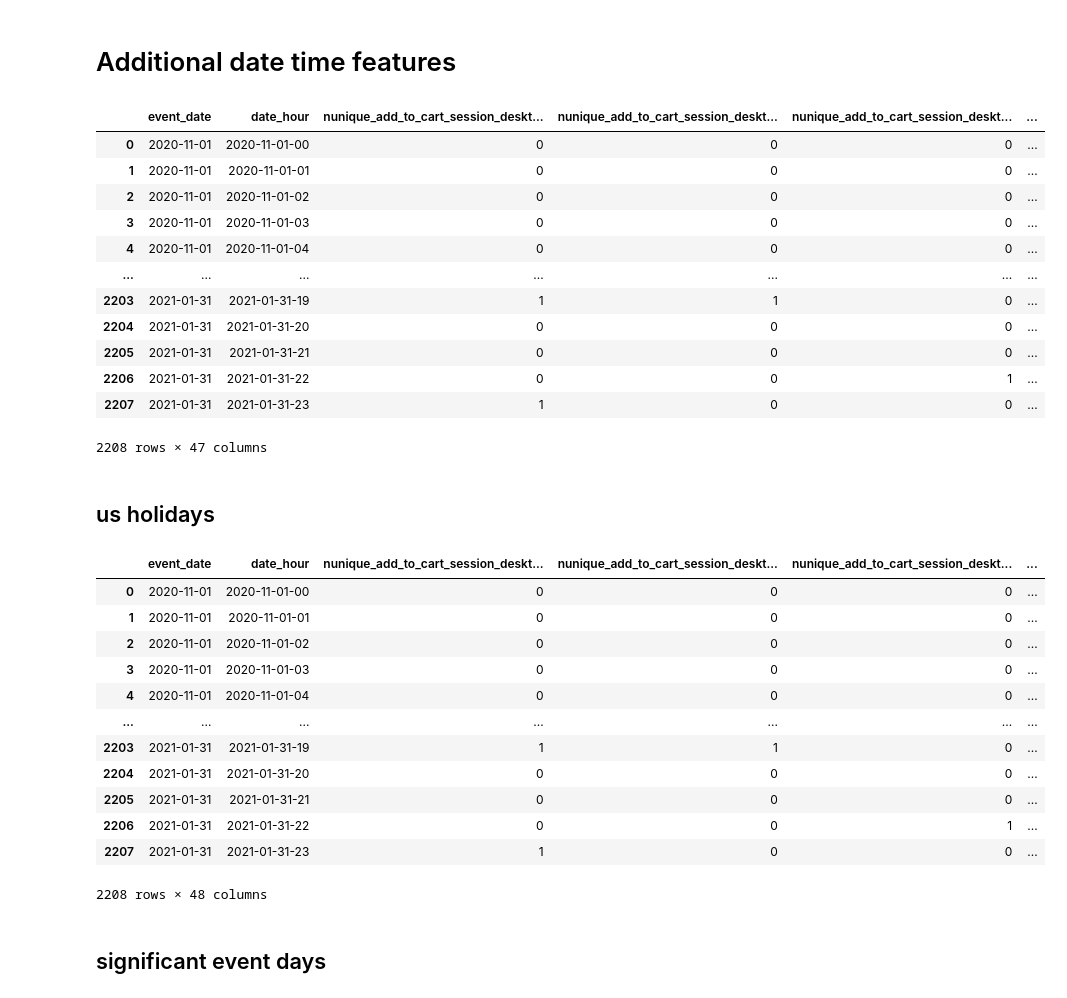
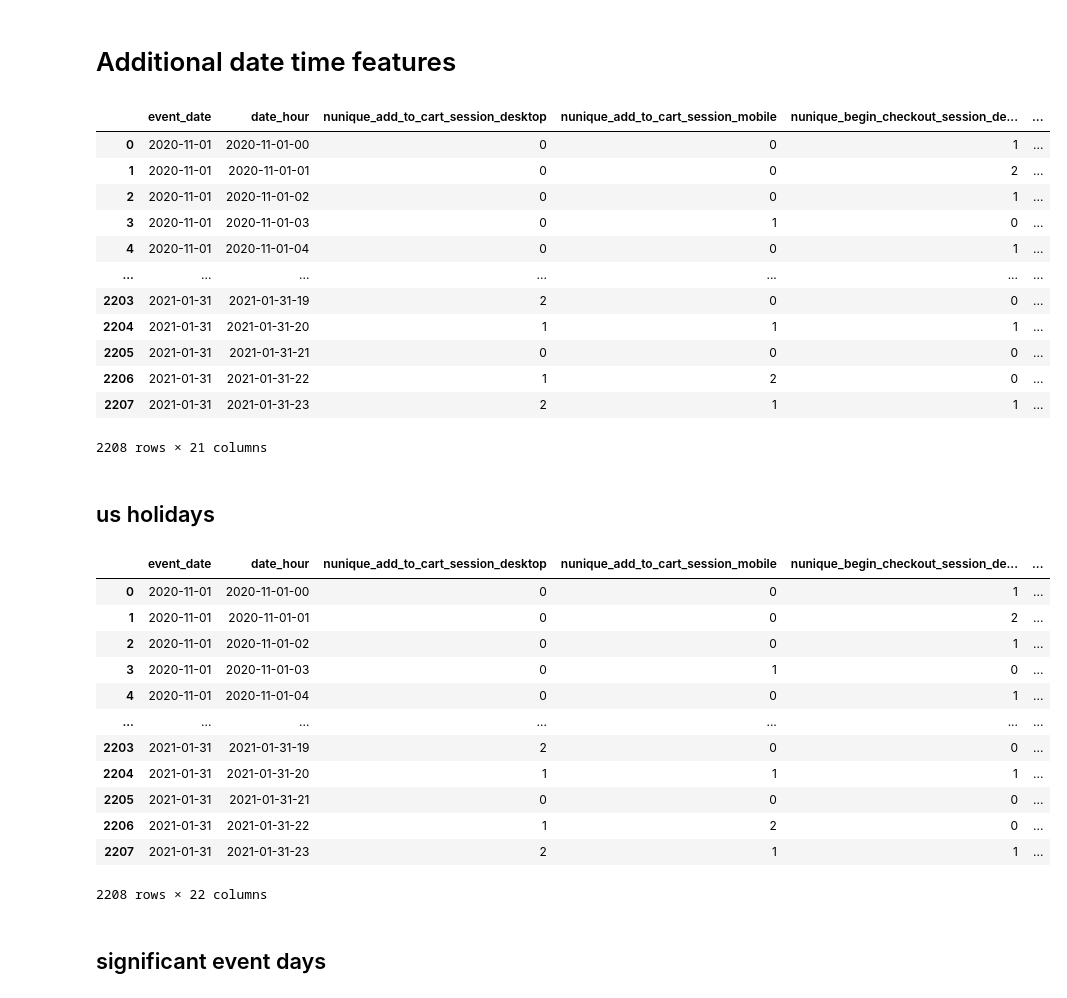
Before and after one commit to jvanalytics/ist_dash_2024_rec, a Jupyter notebook: time_series_forecasting/notebooks/dataset_3/0_ga4_merch_time_series_pre_proc.ipynb, the cells around one changed output. Cells and saved outputs as stored; diff of their text form; code cells hidden in the pictures.

```diff
--- a/time_series_forecasting/notebooks/dataset_3/0_ga4_merch_time_series_pre_proc.ipynb
+++ b/time_series_forecasting/notebooks/dataset_3/0_ga4_merch_time_series_pre_proc.ipynb
@@ -464,9 +464,9 @@ memory usage: 1.8+ GB
 # Example usage
 event_date_col = 'date_hour'
 groupby_cols=['event_date']
-count_cols = ['session_id','view_item_session','add_to_cart_session','purchase_session']
+count_cols = ['session_id','view_item_session','add_to_cart_session','begin_checkout_session','purchase_session']
 sum_cols = ['ecommerce_purchase_revenue']
-pivot_cols = ['device_category','traffic_source_source']
+pivot_cols = ['device_category']
 
 aggregated_df = timeseries_agg_pivot_df(data, date_col=event_date_col, nunique_cols=count_cols, groupby_cols=groupby_cols,pivot_cols=pivot_cols,include_totals=True)
 aggregated_df
@@ -489,7 +491,7 @@ aggregated_df
 zero_rate = (aggregated_df == 0).mean()
 
 # Filter columns where the rate of '0' values is higher than XX%
-columns_to_drop = zero_rate[zero_rate > 0.85].index
+columns_to_drop = zero_rate[zero_rate > 0.9].index
 
 # Drop the filtered columns
 aggregated_df = aggregated_df.drop(columns=columns_to_drop)
@@ -527,56 +516,56 @@ Index(['nunique_add_to_cart_session_mobile_data deleted',
 #     elif 12 <= hour < 17:
 #         return 'Afternoon'
 #     elif 17 <= hour < 22:
 #         return 'Evening'
 #     else:
 #         return 'Night'
 
 # aggregated_df['time_of_day'] = aggregated_df['date_hour'].apply(categorize_time_of_day)
 
 
 
 # create year, quarter, month, day number of week, weekend/weekday based on event_date column
 
 # Create new columns
-aggregated_df['year'] = aggregated_df['event_date'].dt.year
-aggregated_df['quarter'] = aggregated_df['event_date'].dt.quarter
-aggregated_df['month'] = aggregated_df['event_date'].dt.month
-aggregated_df['day'] = aggregated_df['event_date'].dt.day
+# aggregated_df['year'] = aggregated_df['event_date'].dt.year
+# aggregated_df['quarter'] = aggregated_df['event_date'].dt.quarter
+# aggregated_df['month'] = aggregated_df['event_date'].dt.month
+# aggregated_df['day'] = aggregated_df['event_date'].dt.day
 
 # data['day_of_week'] = data['local_date'].dt.day_name()
 
 # aggregated_df['day_of_year'] = aggregated_df['event_date'].dt.dayofyear  # Day of the year
 # aggregated_df['week_number'] = aggregated_df['event_date'].dt.isocalendar().week  # ISO week number
 
 # Assuming 'local_date' is in datetime format, otherwise you can parse it using pd.to_datetime
-def week_of_month(dt):
-    first_day = dt.replace(day=1)
-    # Calculate the week of the month by comparing the current date to the first day of the month
-    return (dt.day + first_day.weekday()) // 7 + 1
+# def week_of_month(dt):
+#     first_day = dt.replace(day=1)
+#     # Calculate the week of the month by comparing the current date to the first day of the month
+#     return (dt.day + first_day.weekday()) // 7 + 1
 
-# Apply this function to your 'local_date' column
-aggregated_df['week_of_month'] = aggregated_df['event_date'].apply(week_of_month)
+# # Apply this function to your 'local_date' column
+# aggregated_df['week_of_month'] = aggregated_df['event_date'].apply(week_of_month)
 
 
 aggregated_df['day_of_week_nr'] = aggregated_df['event_date'].dt.weekday  # Monday=0, Sunday=6
 aggregated_df['is_weekend'] = aggregated_df['day_of_week_nr'].apply(lambda x: 1 if x >= 5 else 0)  # 1 for weekend, 0 for weekday
 
 
 aggregated_df
 # %% [output]
-|  | event_date | date_hour | nunique_add_to_cart_session_deskt... | nunique_add_to_cart_session_deskt... | nunique_add_to_cart_session_deskt... | ... |
-| 0 | 2020-11-01 | 2020-11-01-00 | 0 | 0 | 0 | ... |
-| 1 | 2020-11-01 | 2020-11-01-01 | 0 | 0 | 0 | ... |
-| 2 | 2020-11-01 | 2020-11-01-02 | 0 | 0 | 0 | ... |
-| 3 | 2020-11-01 | 2020-11-01-03 | 0 | 0 | 0 | ... |
-| 4 | 2020-11-01 | 2020-11-01-04 | 0 | 0 | 0 | ... |
+|  | event_date | date_hour | nunique_add_to_cart_session_desktop | nunique_add_to_cart_session_mobile | nunique_begin_checkout_session_de... | ... |
+| 0 | 2020-11-01 | 2020-11-01-00 | 0 | 0 | 1 | ... |
+| 1 | 2020-11-01 | 2020-11-01-01 | 0 | 0 | 2 | ... |
+| 2 | 2020-11-01 | 2020-11-01-02 | 0 | 0 | 1 | ... |
+| 3 | 2020-11-01 | 2020-11-01-03 | 0 | 1 | 0 | ... |
+| 4 | 2020-11-01 | 2020-11-01-04 | 0 | 0 | 1 | ... |
 | ... | ... | ... | ... | ... | ... | ... |
-| 2203 | 2021-01-31 | 2021-01-31-19 | 1 | 1 | 0 | ... |
-| 2204 | 2021-01-31 | 2021-01-31-20 | 0 | 0 | 0 | ... |
+| 2203 | 2021-01-31 | 2021-01-31-19 | 2 | 0 | 0 | ... |
+| 2204 | 2021-01-31 | 2021-01-31-20 | 1 | 1 | 1 | ... |
 | 2205 | 2021-01-31 | 2021-01-31-21 | 0 | 0 | 0 | ... |
-| 2206 | 2021-01-31 | 2021-01-31-22 | 0 | 0 | 1 | ... |
-| 2207 | 2021-01-31 | 2021-01-31-23 | 1 | 0 | 0 | ... |
+| 2206 | 2021-01-31 | 2021-01-31-22 | 1 | 2 | 0 | ... |
+| 2207 | 2021-01-31 | 2021-01-31-23 | 2 | 1 | 1 | ... |
-2208 rows × 47 columns
+2208 rows × 21 columns
 # %% [markdown]
 ## us holidays
 # %%
@@ -617,19 +606,19 @@ aggregated_df['is_holiday'] = aggregated_df['event_date'].apply(lambda x: 1 if x
 # Display the DataFrame
 aggregated_df
 # %% [output]
-|  | event_date | date_hour | nunique_add_to_cart_session_deskt... | nunique_add_to_cart_session_deskt... | nunique_add_to_cart_session_deskt... | ... |
-| 0 | 2020-11-01 | 2020-11-01-00 | 0 | 0 | 0 | ... |
-| 1 | 2020-11-01 | 2020-11-01-01 | 0 | 0 | 0 | ... |
-| 2 | 2020-11-01 | 2020-11-01-02 | 0 | 0 | 0 | ... |
-| 3 | 2020-11-01 | 2020-11-01-03 | 0 | 0 | 0 | ... |
-| 4 | 2020-11-01 | 2020-11-01-04 | 0 | 0 | 0 | ... |
+|  | event_date | date_hour | nunique_add_to_cart_session_desktop | nunique_add_to_cart_session_mobile | nunique_begin_checkout_session_de... | ... |
+| 0 | 2020-11-01 | 2020-11-01-00 | 0 | 0 | 1 | ... |
+| 1 | 2020-11-01 | 2020-11-01-01 | 0 | 0 | 2 | ... |
+| 2 | 2020-11-01 | 2020-11-01-02 | 0 | 0 | 1 | ... |
+| 3 | 2020-11-01 | 2020-11-01-03 | 0 | 1 | 0 | ... |
+| 4 | 2020-11-01 | 2020-11-01-04 | 0 | 0 | 1 | ... |
 | ... | ... | ... | ... | ... | ... | ... |
-| 2203 | 2021-01-31 | 2021-01-31-19 | 1 | 1 | 0 | ... |
-| 2204 | 2021-01-31 | 2021-01-31-20 | 0 | 0 | 0 | ... |
+| 2203 | 2021-01-31 | 2021-01-31-19 | 2 | 0 | 0 | ... |
+| 2204 | 2021-01-31 | 2021-01-31-20 | 1 | 1 | 1 | ... |
 | 2205 | 2021-01-31 | 2021-01-31-21 | 0 | 0 | 0 | ... |
-| 2206 | 2021-01-31 | 2021-01-31-22 | 0 | 0 | 1 | ... |
-| 2207 | 2021-01-31 | 2021-01-31-23 | 1 | 0 | 0 | ... |
+| 2206 | 2021-01-31 | 2021-01-31-22 | 1 | 2 | 0 | ... |
+| 2207 | 2021-01-31 | 2021-01-31-23 | 2 | 1 | 1 | ... |
-2208 rows × 48 columns
+2208 rows × 22 columns
 # %% [markdown]
 ## significant event days
 # %%
```
Also changed, not shown: parts of 4 cells of this notebook.
